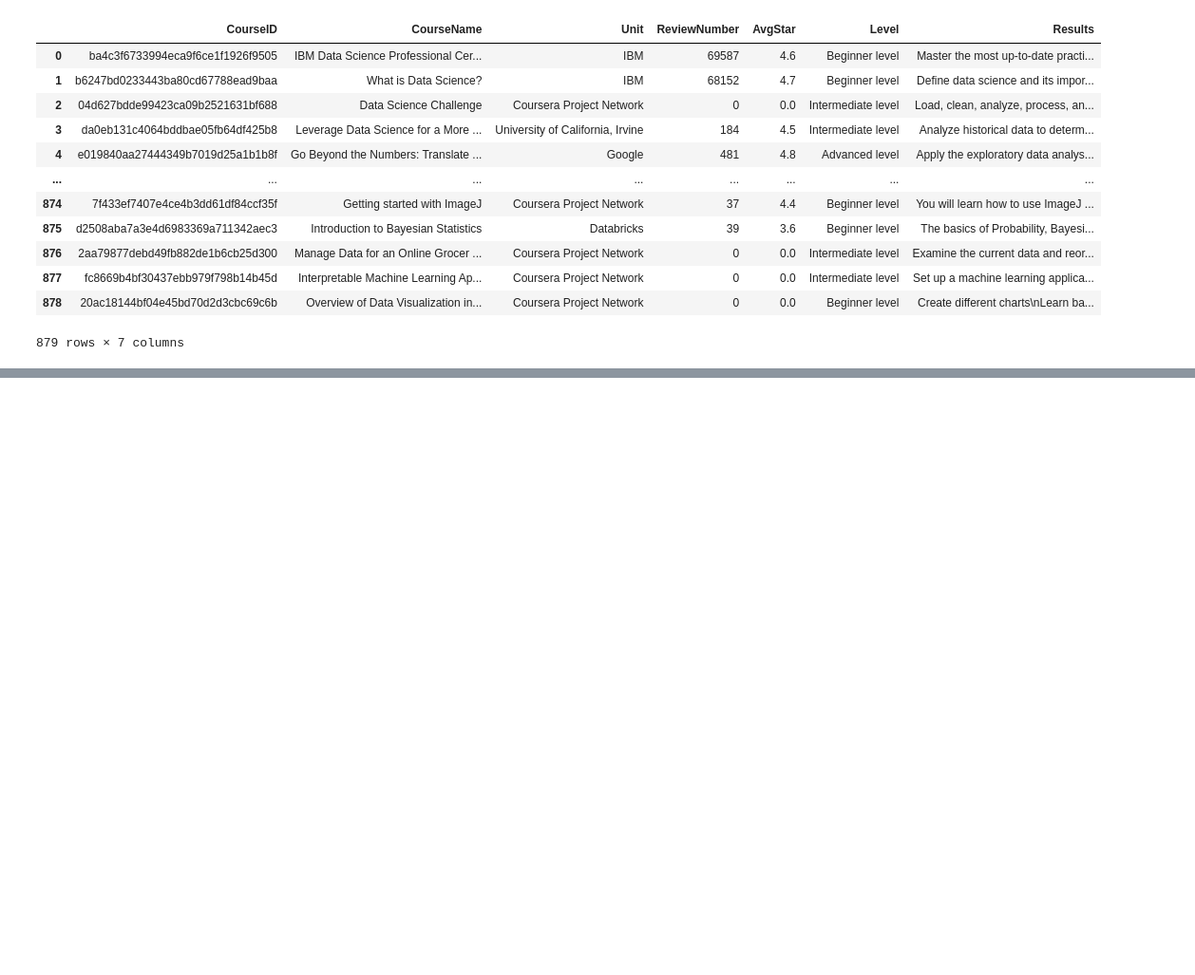
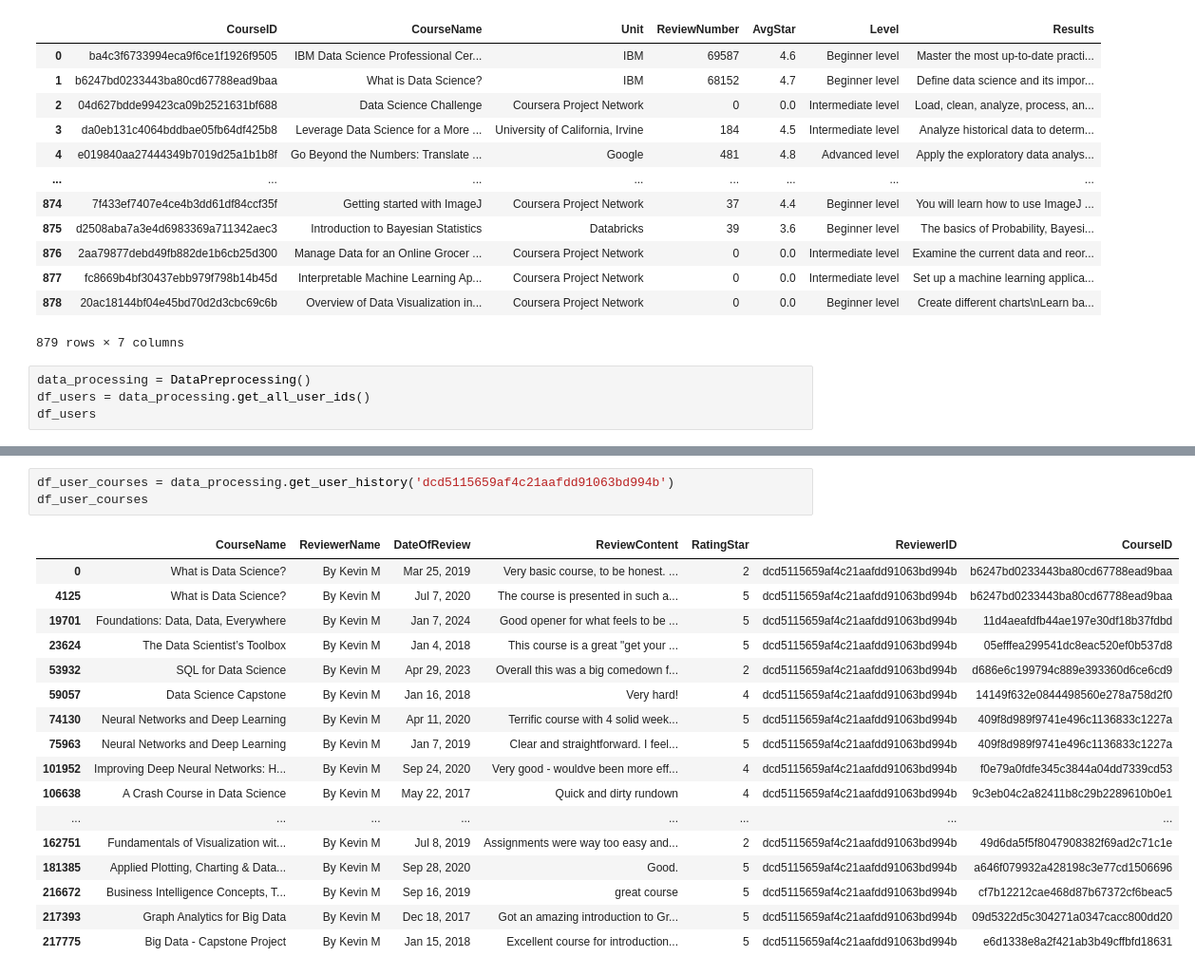
Before and after one commit to AnVuTrong/capstone_project, a Jupyter notebook: Project_2/test_functions.ipynb, the cells around one changed output, grey strips where cells are left out. Shown at 95% size. Cells and saved outputs as stored; diff of their text form; blank space fills up the shorter version.

```diff
--- a/Project_2/test_functions.ipynb
+++ b/Project_2/test_functions.ipynb
@@ -51,3 +51,7 @@ df_courses
 | 877 | fc8669b4bf30437ebb979f798b14b45d | Interpretable Machine Learning Ap... | Coursera Project Network | 0 | 0.0 | Intermediate level | Set up a machine learning applica... |
 | 878 | 20ac18144bf04e45bd70d2d3cbc69c6b | Overview of Data Visualization in... | Coursera Project Network | 0 | 0.0 | Beginner level | Create different charts\nLearn ba... |
 879 rows × 7 columns
+# %%
+data_processing = DataPreprocessing()
+df_users = data_processing.get_all_user_ids()
+df_users
@@ -54,3 +72,24 @@ df_courses
+# %%
+df_user_courses = data_processing.get_user_history('dcd5115659af4c21aafdd91063bd994b')
+df_user_courses
+# %% [output]
+|  | CourseName | ReviewerName | DateOfReview | ReviewContent | RatingStar | ReviewerID | CourseID |
+| 0 | What is Data Science? | By Kevin M | Mar 25, 2019 | Very basic course, to be honest. ... | 2 | dcd5115659af4c21aafdd91063bd994b | b6247bd0233443ba80cd67788ead9baa |
+| 4125 | What is Data Science? | By Kevin M | Jul 7, 2020 | The course is presented in such a... | 5 | dcd5115659af4c21aafdd91063bd994b | b6247bd0233443ba80cd67788ead9baa |
+| 19701 | Foundations: Data, Data, Everywhere | By Kevin M | Jan 7, 2024 | Good opener for what feels to be ... | 5 | dcd5115659af4c21aafdd91063bd994b | 11d4aeafdfb44ae197e30df18b37fdbd |
+| 23624 | The Data Scientist’s Toolbox | By Kevin M | Jan 4, 2018 | This course is a great "get your ... | 5 | dcd5115659af4c21aafdd91063bd994b | 05efffea299541dc8eac520ef0b537d8 |
+| 53932 | SQL for Data Science | By Kevin M | Apr 29, 2023 | Overall this was a big comedown f... | 2 | dcd5115659af4c21aafdd91063bd994b | d686e6c199794c889e393360d6ce6cd9 |
+| 59057 | Data Science Capstone | By Kevin M | Jan 16, 2018 | Very hard! | 4 | dcd5115659af4c21aafdd91063bd994b | 14149f632e0844498560e278a758d2f0 |
+| 74130 | Neural Networks and Deep Learning | By Kevin M | Apr 11, 2020 | Terrific course with 4 solid week... | 5 | dcd5115659af4c21aafdd91063bd994b | 409f8d989f9741e496c1136833c1227a |
+| 75963 | Neural Networks and Deep Learning | By Kevin M | Jan 7, 2019 | Clear and straightforward. I feel... | 5 | dcd5115659af4c21aafdd91063bd994b | 409f8d989f9741e496c1136833c1227a |
+| 101952 | Improving Deep Neural Networks: H... | By Kevin M | Sep 24, 2020 | Very good - wouldve been more eff... | 4 | dcd5115659af4c21aafdd91063bd994b | f0e79a0fdfe345c3844a04dd7339cd53 |
+| 106638 | A Crash Course in Data Science | By Kevin M | May 22, 2017 | Quick and dirty rundown | 4 | dcd5115659af4c21aafdd91063bd994b | 9c3eb04c2a82411b8c29b2289610b0e1 |
+| ... | ... | ... | ... | ... | ... | ... | ... |
+| 162751 | Fundamentals of Visualization wit... | By Kevin M | Jul 8, 2019 | Assignments were way too easy and... | 2 | dcd5115659af4c21aafdd91063bd994b | 49d6da5f5f8047908382f69ad2c71c1e |
+| 181385 | Applied Plotting, Charting & Data... | By Kevin M | Sep 28, 2020 | Good. | 5 | dcd5115659af4c21aafdd91063bd994b | a646f079932a428198c3e77cd1506696 |
+| 216672 | Business Intelligence Concepts, T... | By Kevin M | Sep 16, 2019 | great course | 5 | dcd5115659af4c21aafdd91063bd994b | cf7b12212cae468d87b67372cf6beac5 |
+| 217393 | Graph Analytics for Big Data | By Kevin M | Dec 18, 2017 | Got an amazing introduction to Gr... | 5 | dcd5115659af4c21aafdd91063bd994b | 09d5322d5c304271a0347cacc800dd20 |
+| 217775 | Big Data - Capstone Project | By Kevin M | Jan 15, 2018 | Excellent course for introduction... | 5 | dcd5115659af4c21aafdd91063bd994b | e6d1338e8a2f421ab3b49cffbfd18631 |
 # %%
 from modules.helpers import generate_random_user_data
 random_courses = generate_random_user_data(df_courses)
```
Also changed, not shown: parts of 5 cells of this notebook, 3 other files.
